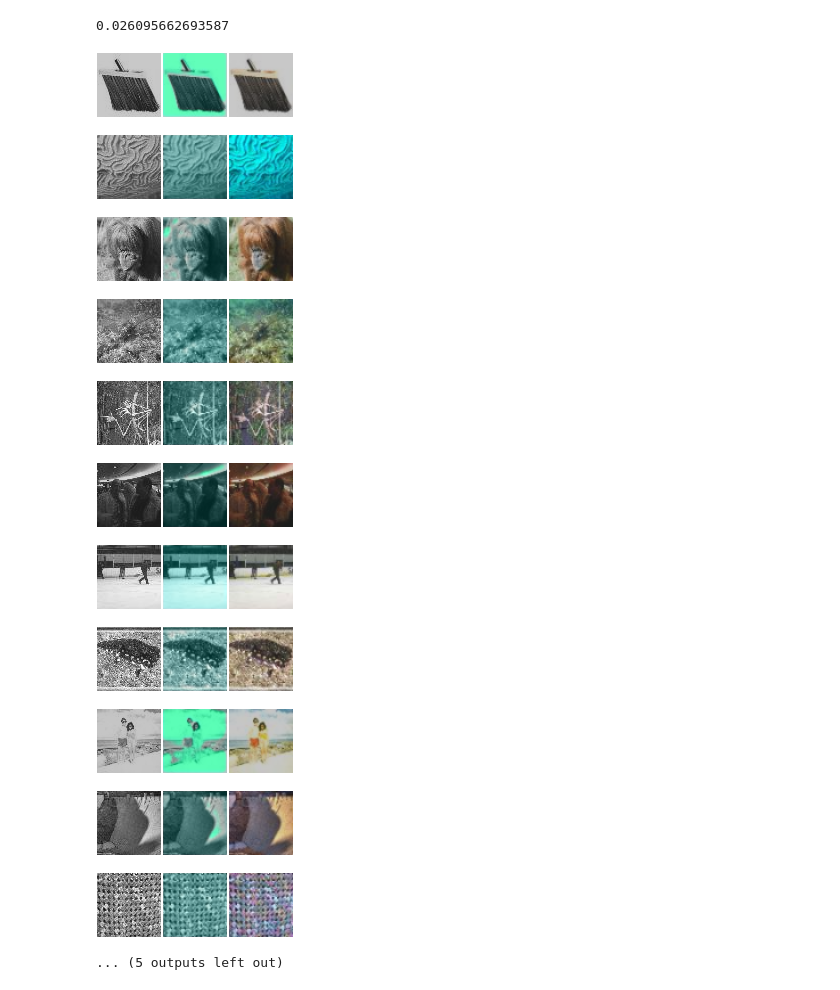
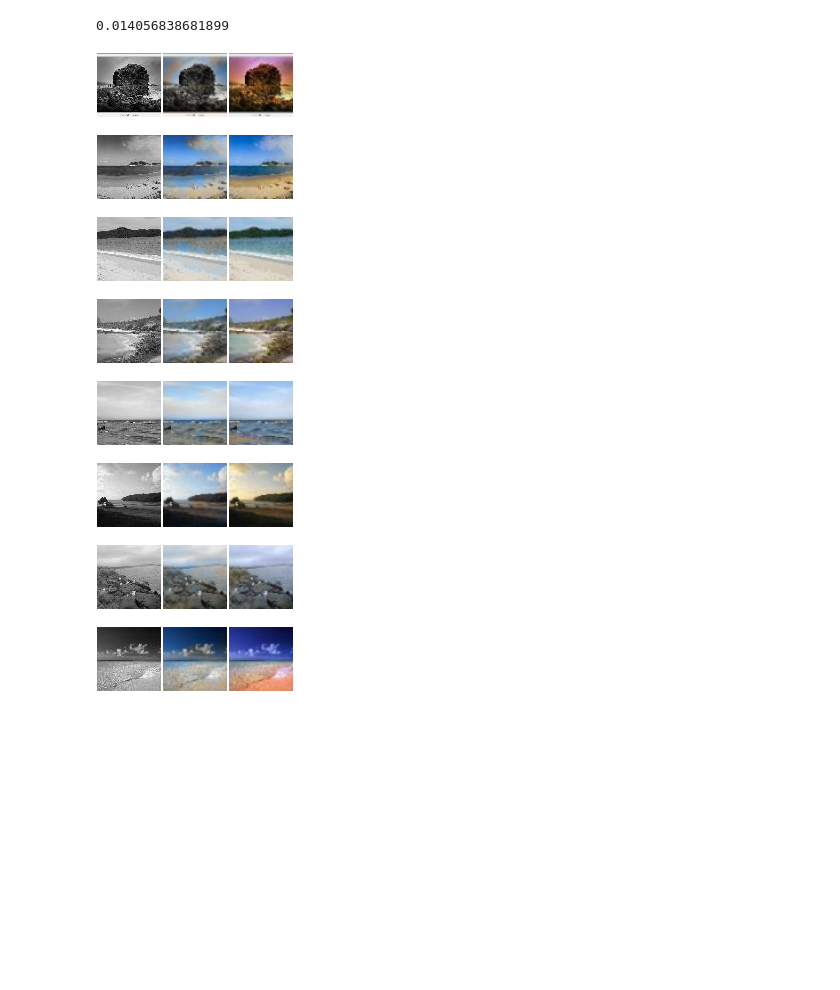
Before and after one commit to bagavi/CNNProject, a Jupyter notebook: TinyImageNet/test_checkpoint.ipynb, the cells around one changed output. Saved outputs shown, nothing was run; the diff lists cells and outputs as text; code cells hidden in the pictures; blank space fills up the shorter version.

```diff
--- a/TinyImageNet/test_checkpoint.ipynb
+++ b/TinyImageNet/test_checkpoint.ipynb
@@ -8,44 +8,42 @@ require 'optim'
 require 'Net2'
 dtype = 'torch.DoubleTensor'
 # %%
-checkpoint_1 = torch.load('../../results/checkpoint_20.t7')
+-- checkpoint_1 = torch.load('../../results/checkpoint_class_2000.t7')
+checkpoint_1 = torch.load('../../arxiv/sky_class_32_3_MSE.t7')
 model = checkpoint_1.model
 local crit = nn.MSECriterion():type(dtype)
 opt = checkpoint_1.opt
 model:evaluate()
 
-local im_batch = get_validation_batch(16)
+num_images = 8;
+im_batch = get_validation_batch(num_images)
 local x = torch.Tensor(im_batch:size()[1],im_batch:size()[2],224,224)
 
 for i=1,im_batch:size()[1] do
     x[i] = preprocess(im_batch[i])
 end
 local uv_images, y_images = create_yuv_images(im_batch,56,56)
 local x, uv_images = x:type(dtype), uv_images:type(dtype)
-local y = uv_images + 0.5
+local y = uv_images*2
 model:evaluate()
 local scores = model:forward(x)
 local val_loss = crit:forward(scores, y)
 print(val_loss)
-uv_op_load = model.output - 0.5
-for i = 1,16 do
+uv_op_load1 = model.output/2
+for i = 1,num_images do
     size = 64
     itorch.image({image.scale(y2rgb(image.rgb2y(im_batch[i])),size,size),
-                  image.scale(image.yuv2rgb(torch.cat(y_images[i],uv_op_load[i],1)),size,size),
+                  image.scale(image.yuv2rgb(torch.cat(y_images[i],uv_op_load1[i],1)),size,size),
                   image.scale(image.yuv2rgb(torch.cat(y_images[i],uv_images[i],1)),size,size)})
 end
 # %% [output]
-0.026095662693587
+0.014056838681899
-[figure, old version]
+[figure, new version]
-[figure, old version]
+[figure, new version]
-[figure, old version]
+[figure, new version]
-[figure, old version]
+[figure, new version]
-[figure, old version]
+[figure, new version]
-[figure, old version]
+[figure, new version]
-[figure, old version]
+[figure, new version]
-[figure, old version]
+[figure, new version]
-[figure, removed]
-[figure, removed]
-[figure, removed]
-... (5 outputs left out)
 # %%
```
Also changed, not shown: parts of 5 cells of this notebook, 8 other files.
